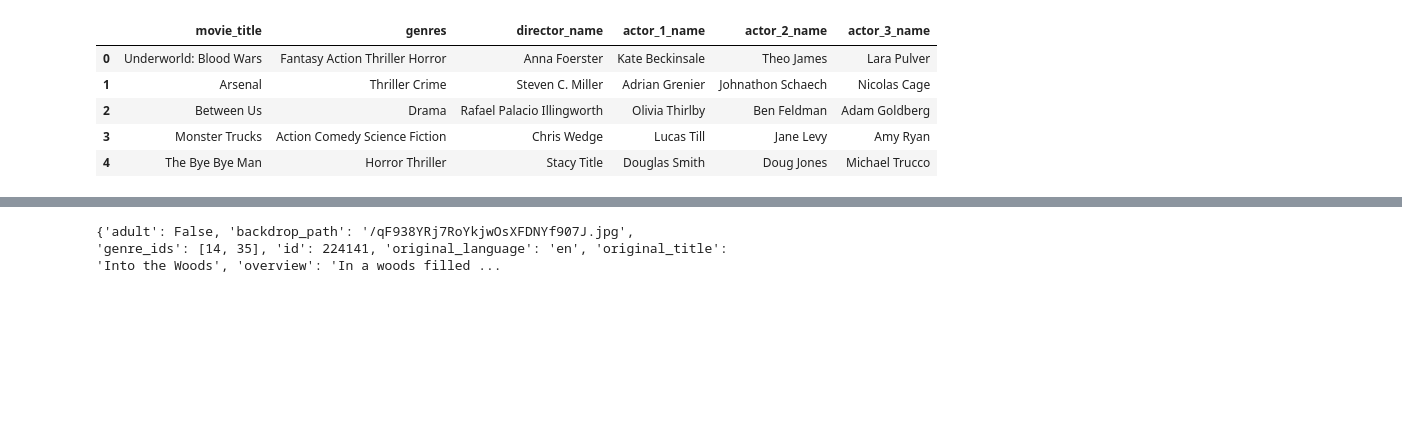
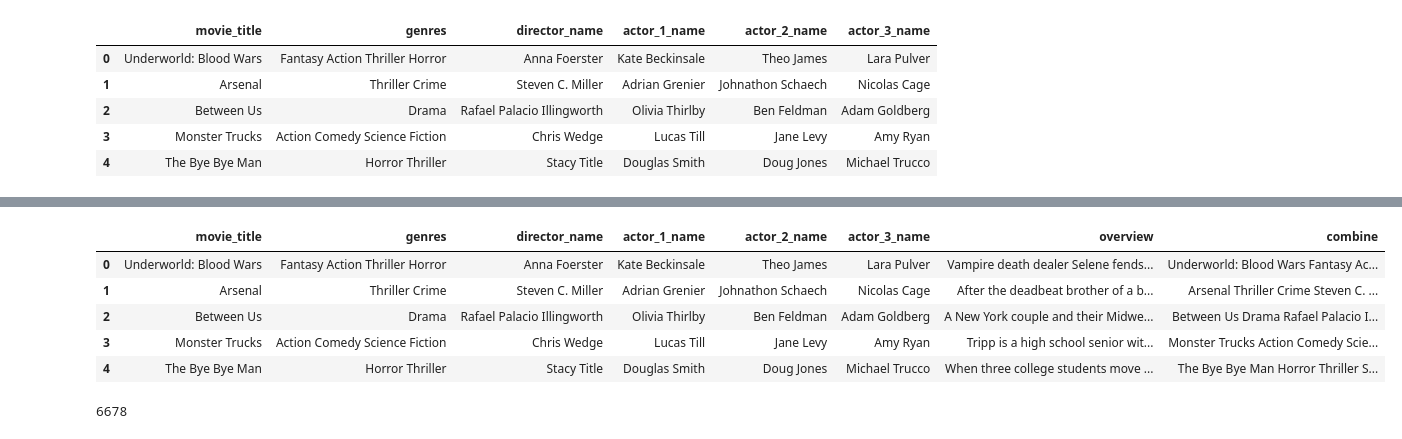
Before and after one commit to ohamnelson/Movie-Recommender-Engine, a Jupyter notebook: WebScrapping.ipynb, the cells around one changed output, grey strips where cells are left out. Drawn from its saved outputs; the diff is of its cells as text; code cells hidden in the pictures; blank space fills up the shorter version.

```diff
--- a/WebScrapping.ipynb
+++ b/WebScrapping.ipynb
@@ -239,4 +227,19 @@ result = movie.search("Into the woods")
-# %%
-result[0]
-# %% [output]
-{'adult': False, 'backdrop_path': '/qF938YRj7RoYkjwOsXFDNYf907J.jpg', 'genre_ids': [14, 35], 'id': 224141, 'original_language': 'en', 'original_title': 'Into the Woods', 'overview': 'In a woods filled ...
+# %%
+df_final["movie_title"] = df_final["movie_title"].astype("str")
+df_final["genres"] = df_final["genres"].astype("str")
+df_final["director_name"] = df_final["director_name"].astype("str")
+df_final["actor_1_name"] = df_final["actor_1_name"].astype("str")
+df_final["actor_2_name"] = df_final["actor_2_name"].astype("str")
+df_final["actor_3_name"] = df_final["actor_3_name"].astype("str")
+df_final["overview"] = df_final["overview"].astype("str")
+# %%
+df_final["combine"] = df_final["movie_title"] + " " + df_final["genres"] + " " + df_final["director_name"]+ "" + df_final["actor_1_name"]+ df_final["actor_2_name"] + df_final["actor_3_name"] + " " + df_final["overview"]
+# %%
+df_final.head()
+# %% [output]
+|  | movie_title | genres | director_name | actor_1_name | actor_2_name | actor_3_name | overview | combine |
+| 0 | Underworld: Blood Wars | Fantasy Action Thriller Horror | Anna Foerster | Kate Beckinsale | Theo James | Lara Pulver | Vampire death dealer Selene fends... | Underworld: Blood Wars Fantasy Ac... |
+| 1 | Arsenal | Thriller Crime | Steven C. Miller | Adrian Grenier | Johnathon Schaech | Nicolas Cage | After the deadbeat brother of a b... | Arsenal Thriller Crime Steven C. ... |
+| 2 | Between Us | Drama | Rafael Palacio Illingworth | Olivia Thirlby | Ben Feldman | Adam Goldberg | A New York couple and their Midwe... | Between Us Drama Rafael Palacio I... |
+| 3 | Monster Trucks | Action Comedy Science Fiction | Chris Wedge | Lucas Till | Jane Levy | Amy Ryan | Tripp is a high school senior wit... | Monster Trucks Action Comedy Scie... |
+| 4 | The Bye Bye Man | Horror Thriller | Stacy Title | Douglas Smith | Doug Jones | Michael Trucco | When three college students move ... | The Bye Bye Man Horror Thriller S... |
@@ -242,0 +248,4 @@ result[0]
+# %%
+len(df_final)
+# %% [output]
+6678
```
Also changed, not shown: parts of 6 cells of this notebook.
